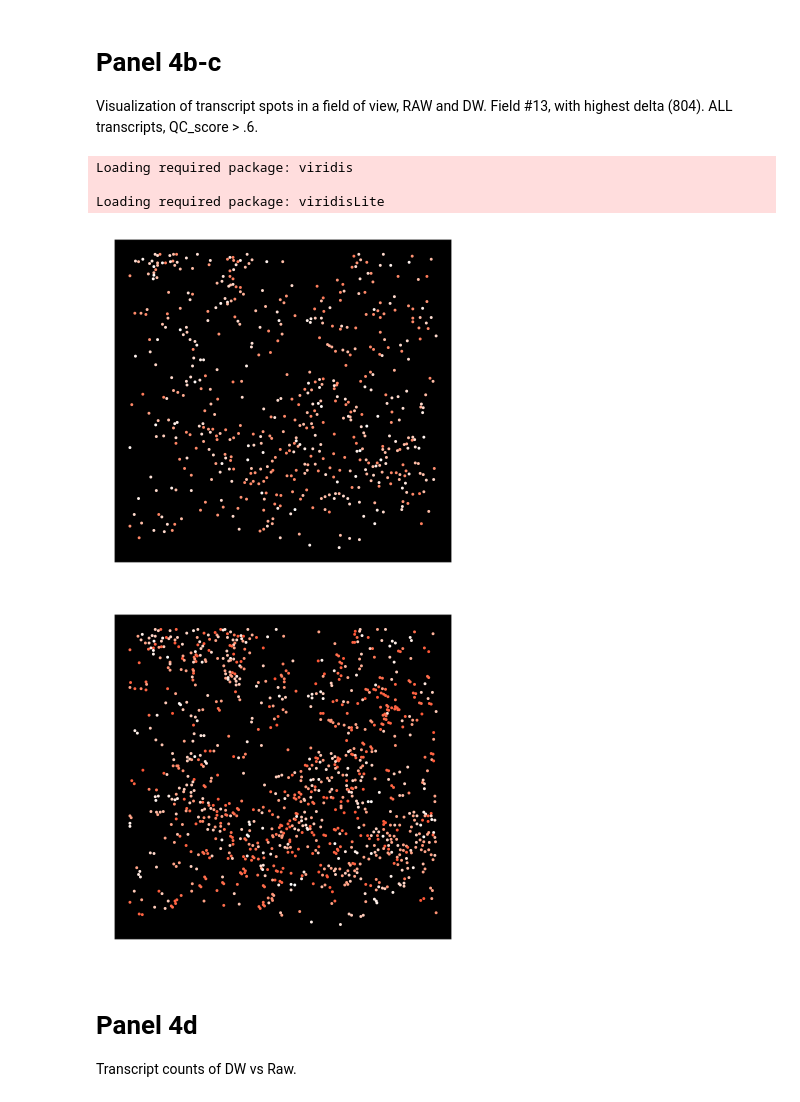
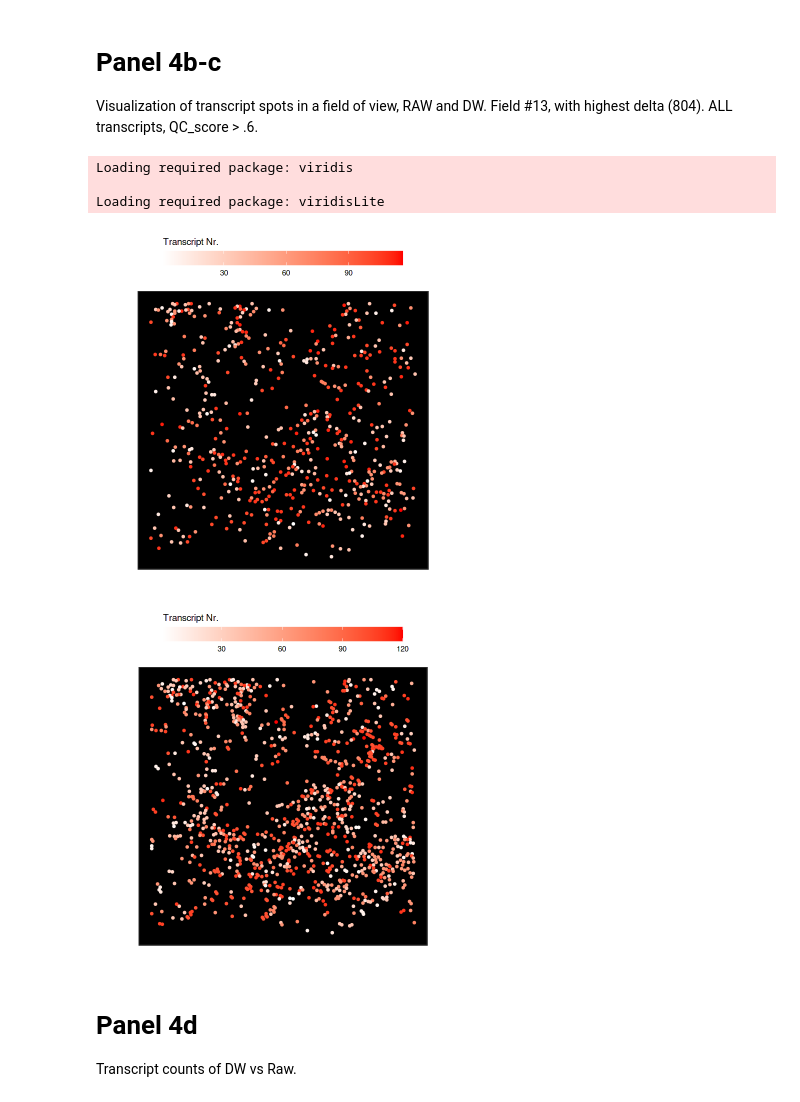
Before and after one commit to ggirelli/deconwolf-in-situ-transcriptomics, a Jupyter notebook: manuscript/1.0_panels-F4.ipynb, the cells around one changed output. Drawn from its saved outputs; the diff is of its cells as text; code cells hidden in the pictures.

Commit message:
feat: rasterized, added colorbar, exported tables

```diff
--- a/manuscript/1.0_panels-F4.ipynb
+++ b/manuscript/1.0_panels-F4.ipynb
@@ -126,43 +129,45 @@ pdata = ddata[thr==2]
 # %%
 require(viridis)
 options(repr.plot.width=6, repr.plot.height=6)
-pB = ggplot(pdata[FOV %in% sprintf("fov_%03d", c(3)) & QC_score >= .6 & !is.na(target) & image_type == "raw", .(x, y, target, FOV, image_type)],
-        aes(x=x, y=y, color=target)) + geom_point(size=1) +
+pB = ggplot(pdata[FOV %in% sprintf("fov_%03d", c(3)) & QC_score >= .6 & !is.na(target) & image_type == "raw", .(x, y, target_nr, FOV, image_type)],
+        aes(x=x, y=y, color=target_nr)) + geom_point(size=1) +
     theme_bw() + theme(
         legend.position="top",
         panel.grid.major=element_blank(), panel.grid.minor=element_blank(),
         panel.background=element_rect(fill="black"),
         axis.ticks.x=element_blank(), axis.ticks.y=element_blank(),
         axis.text.x=element_blank(), axis.text.y=element_blank()
-    ) + guides(color="none") +
-    labs(x="", y="", color="Transcript") +
-    coord_fixed() + scale_color_manual(values=scales::seq_gradient_pal("white", "red", "Lab")(seq(0,1,length.out=100)))
+    ) +
+    labs(x="", y="", color="Transcript Nr.") +
+    coord_fixed() + scale_color_gradient(low="white", high="red") +
+    guides(color=guide_colorbar(title.position="top", barwidth=20))
 print(pB)
 # %% [output]
 Loading required package: viridis
 
 Loading required package: viridisLite
-[figure, old version]
+[figure, new version]
 # %%
 ggsave(plot=pB, file="panels/fig_4b.png", width=4, height=4)
 saveRDS(pB, "panels_rds/fig_4b.rds")
 # %%
 require(viridis)
 options(repr.plot.width=6, repr.plot.height=6)
-pC = ggplot(pdata[FOV %in% sprintf("fov_%03d", c(3)) & QC_score >= .6 & !is.na(target) & image_type == "dw", .(x, y, target, FOV, image_type)],
-        aes(x=x, y=y, color=target)) + geom_point(size=1) +
+pC = ggplot(pdata[FOV %in% sprintf("fov_%03d", c(3)) & QC_score >= .6 & !is.na(target) & image_type == "dw", .(x, y, target_nr, FOV, image_type)],
+        aes(x=x, y=y, color=target_nr)) + geom_point(size=1) +
     theme_bw() + theme(
         legend.position="top",
         panel.grid.major=element_blank(), panel.grid.minor=element_blank(),
         panel.background=element_rect(fill="black"),
         axis.ticks.x=element_blank(), axis.ticks.y=element_blank(),
         axis.text.x=element_blank(), axis.text.y=element_blank()
-    ) + guides(color="none") +
-    labs(x="", y="", color="Transcript") +
-    coord_fixed() + scale_color_manual(values=scales::seq_gradient_pal("white", "red", "Lab")(seq(0,1,length.out=100)))
+    ) +
+    labs(x="", y="", color="Transcript Nr.") +
+    coord_fixed() + scale_color_gradient(low="white", high="red") +
+    guides(color=guide_colorbar(title.position="top", barwidth=20))
 print(pC)
 # %% [output]
-[figure, old version]
+[figure, new version]
 # %%
 ggsave(plot=pC, file="panels/fig_4c.png", width=4, height=4)
 saveRDS(pC, "panels_rds/fig_4c.rds")
```
Also changed, not shown: parts of 6 cells of this notebook, 14 other files.
